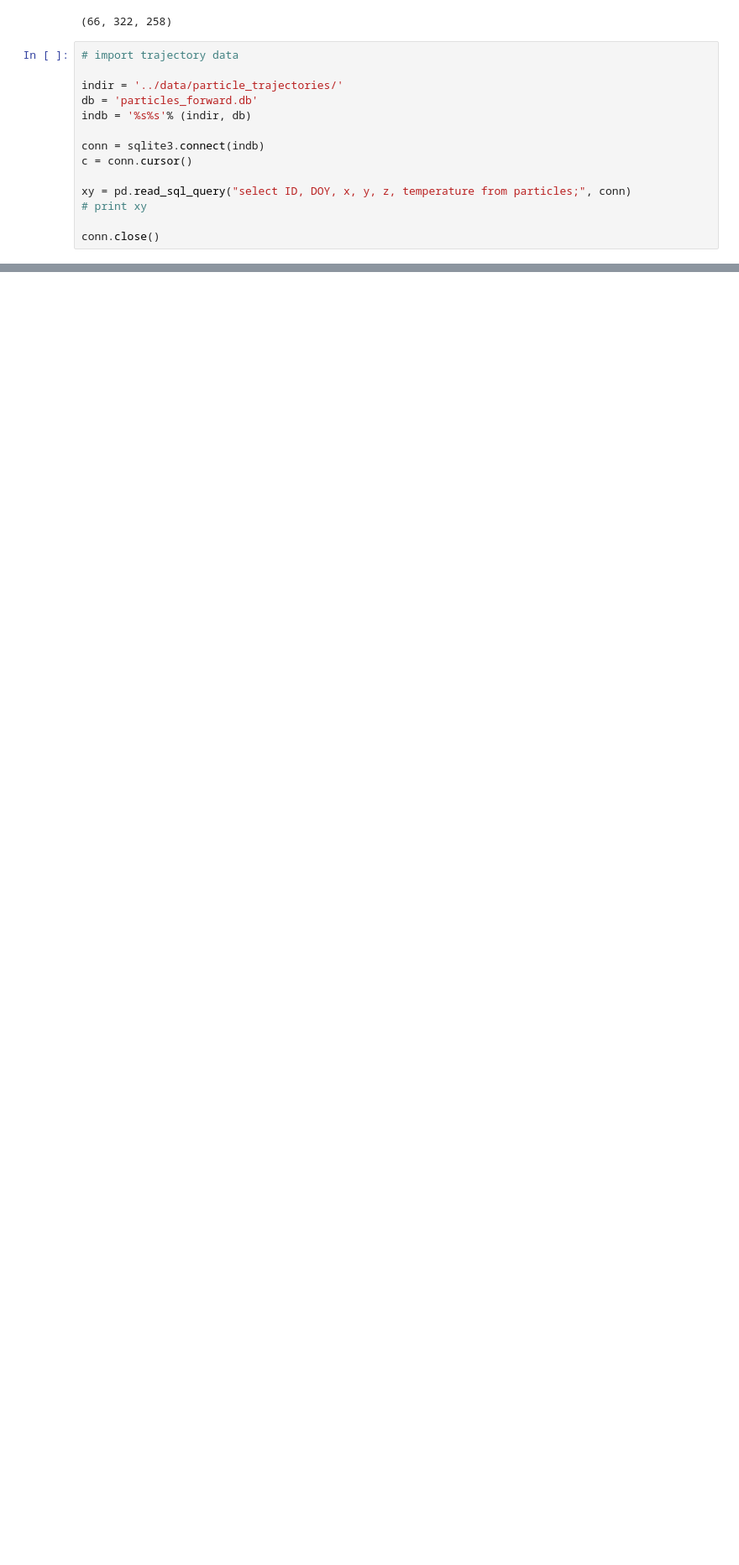
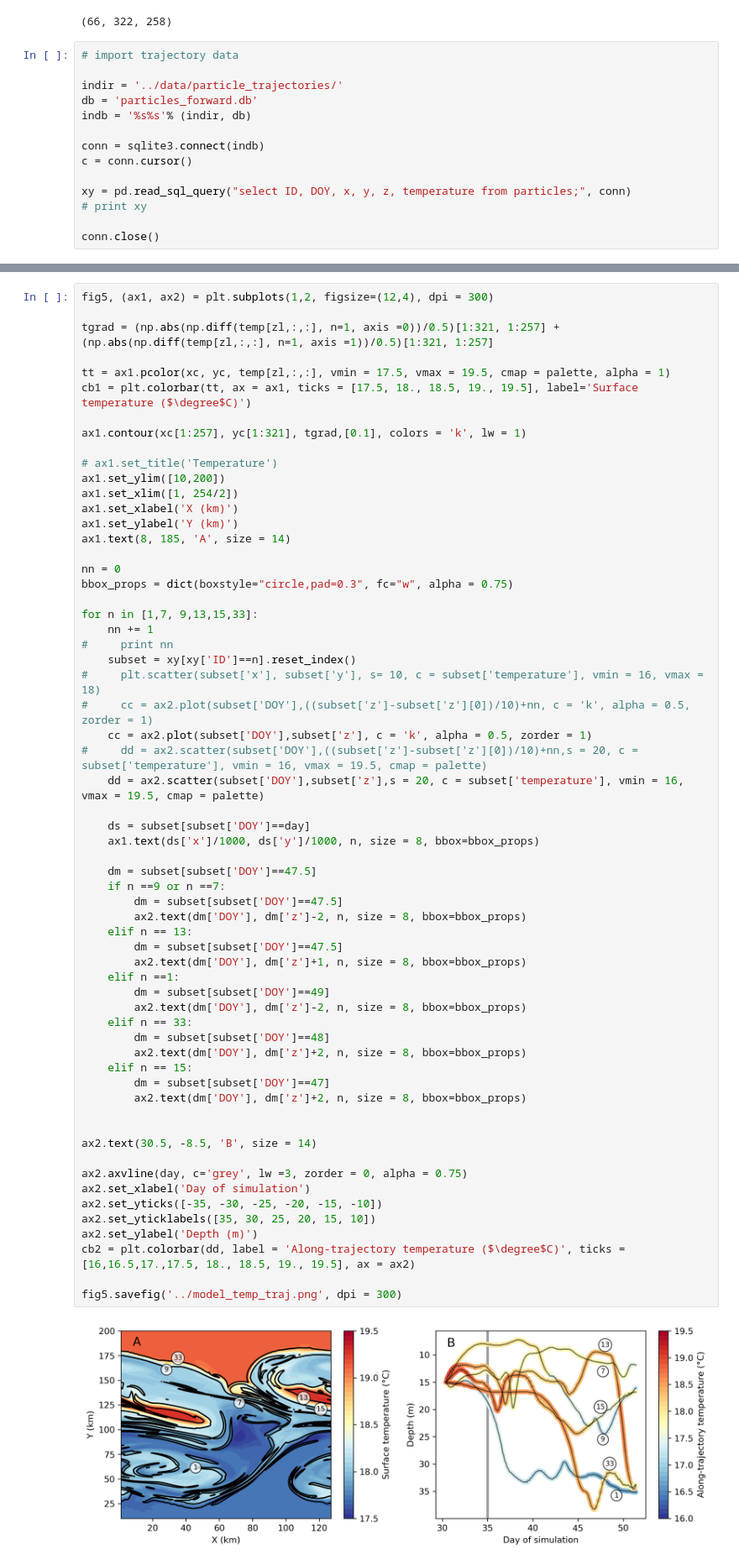
Before and after one commit to sophieclayton/phronttz, a Jupyter notebook: read_model.ipynb, the cells around one changed output, grey strips where cells are left out. Shown at 84% size. Drawn from its saved outputs; the diff is of its cells as text; blank space fills up the shorter version.

```diff
--- a/read_model.ipynb
+++ b/read_model.ipynb
@@ -87,0 +166,63 @@ plt.show()
+# %%
+fig5, (ax1, ax2) = plt.subplots(1,2, figsize=(12,4), dpi = 300)
+
+tgrad = (np.abs(np.diff(temp[zl,:,:], n=1, axis =0))/0.5)[1:321, 1:257] + (np.abs(np.diff(temp[zl,:,:], n=1, axis =1))/0.5)[1:321, 1:257]
+
+tt = ax1.pcolor(xc, yc, temp[zl,:,:], vmin = 17.5, vmax = 19.5, cmap = palette, alpha = 1)
+cb1 = plt.colorbar(tt, ax = ax1, ticks = [17.5, 18., 18.5, 19., 19.5], label='Surface temperature ($\degree$C)')
+
+ax1.contour(xc[1:257], yc[1:321], tgrad,[0.1], colors = 'k', lw = 1)
+
+# ax1.set_title('Temperature')
+ax1.set_ylim([10,200])
+ax1.set_xlim([1, 254/2])
+ax1.set_xlabel('X (km)')
+ax1.set_ylabel('Y (km)')
+ax1.text(8, 185, 'A', size = 14)
+
+nn = 0
+bbox_props = dict(boxstyle="circle,pad=0.3", fc="w", alpha = 0.75)
+
+for n in [1,7, 9,13,15,33]:
+    nn += 1
+#     print nn
+    subset = xy[xy['ID']==n].reset_index()
+#     plt.scatter(subset['x'], subset['y'], s= 10, c = subset['temperature'], vmin = 16, vmax = 18)
+#     cc = ax2.plot(subset['DOY'],((subset['z']-subset['z'][0])/10)+nn, c = 'k', alpha = 0.5, zorder = 1)
+    cc = ax2.plot(subset['DOY'],subset['z'], c = 'k', alpha = 0.5, zorder = 1)
+#     dd = ax2.scatter(subset['DOY'],((subset['z']-subset['z'][0])/10)+nn,s = 20, c = subset['temperature'], vmin = 16, vmax = 19.5, cmap = palette)
+    dd = ax2.scatter(subset['DOY'],subset['z'],s = 20, c = subset['temperature'], vmin = 16, vmax = 19.5, cmap = palette)
+
+    ds = subset[subset['DOY']==day]
+    ax1.text(ds['x']/1000, ds['y']/1000, n, size = 8, bbox=bbox_props)
+
+    dm = subset[subset['DOY']==47.5]
+    if n ==9 or n ==7:
+        dm = subset[subset['DOY']==47.5]
+        ax2.text(dm['DOY'], dm['z']-2, n, size = 8, bbox=bbox_props)
+    elif n == 13:
+        dm = subset[subset['DOY']==47.5]
+        ax2.text(dm['DOY'], dm['z']+1, n, size = 8, bbox=bbox_props)
+    elif n ==1:
+        dm = subset[subset['DOY']==49]
+        ax2.text(dm['DOY'], dm['z']-2, n, size = 8, bbox=bbox_props)
+    elif n == 33:
+        dm = subset[subset['DOY']==48]
+        ax2.text(dm['DOY'], dm['z']+2, n, size = 8, bbox=bbox_props)
+    elif n == 15:
+        dm = subset[subset['DOY']==47]
+        ax2.text(dm['DOY'], dm['z']+2, n, size = 8, bbox=bbox_props)
+
+
+ax2.text(30.5, -8.5, 'B', size = 14)
+
+ax2.axvline(day, c='grey', lw =3, zorder = 0, alpha = 0.75)
+ax2.set_xlabel('Day of simulation')
+ax2.set_yticks([-35, -30, -25, -20, -15, -10])
+ax2.set_yticklabels([35, 30, 25, 20, 15, 10])
+ax2.set_ylabel('Depth (m)')
+cb2 = plt.colorbar(dd, label = 'Along-trajectory temperature ($\degree$C)', ticks = [16,16.5,17.,17.5, 18., 18.5, 19., 19.5], ax = ax2)
+
+fig5.savefig('../model_temp_traj.png', dpi = 300)
+# %% [output]
+[figure, added]
```
Also changed, not shown: parts of 4 cells of this notebook.
